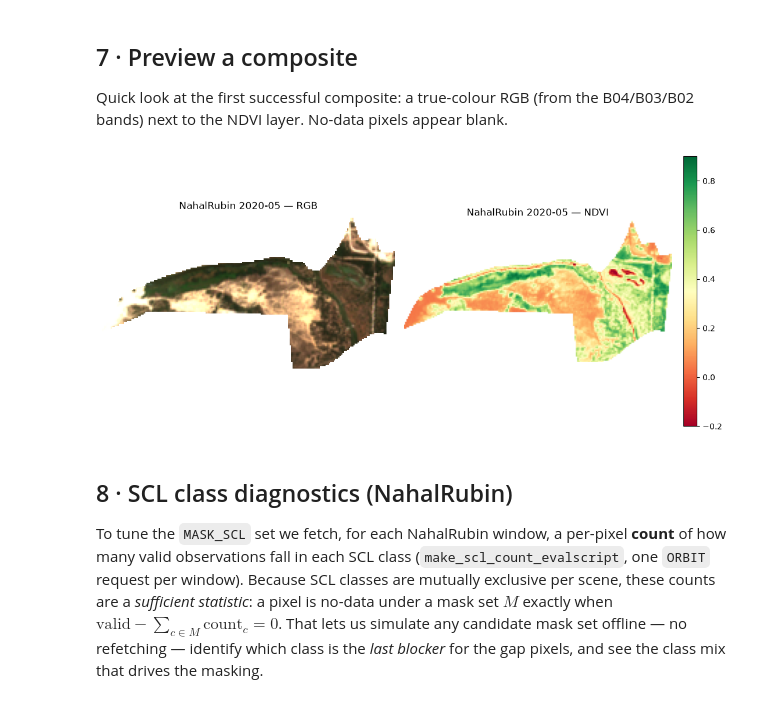
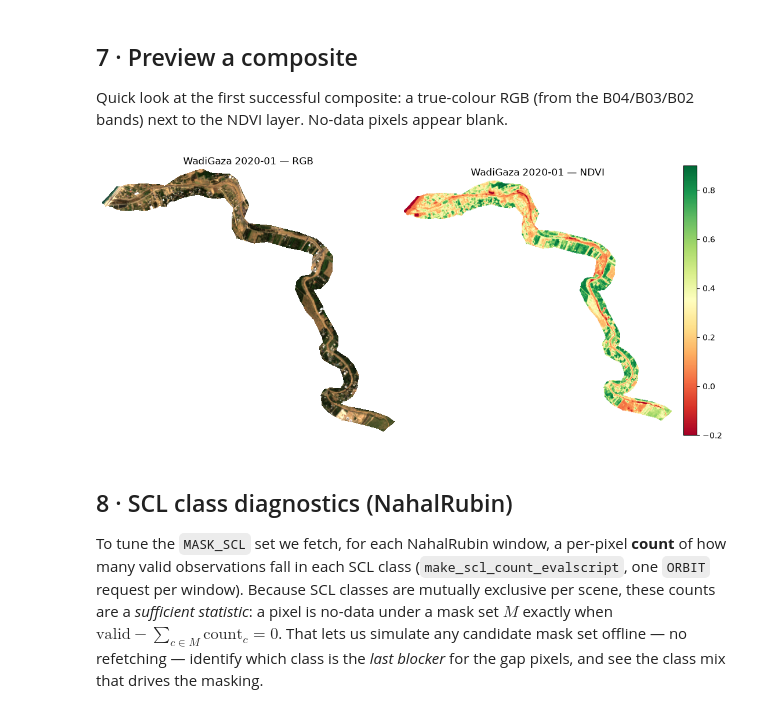
Before and after one commit to tariqshihadah/wadi-gaza-research, a Jupyter notebook: notebooks/M6_composite_pipeline.ipynb, the cells around one changed output. Saved outputs shown, nothing was run; the diff lists cells and outputs as text; code cells hidden in the pictures.

```diff
--- a/notebooks/M6_composite_pipeline.ipynb
+++ b/notebooks/M6_composite_pipeline.ipynb
@@ -346,33 +342,33 @@ B04/B03/B02 bands) next to the NDVI layer. No-data pixels appear blank.
 # %%
 import rasterio
 
 band_names = BANDS + INDICES
 ok = manifest[manifest["status"] == "ok"]
 
 if ok.empty:
     print("No successful composite to preview.")
 else:
-    row = ok.iloc[5]
+    row = ok.sample(1).iloc[0]
     with rasterio.open(ROOT / row["path"]) as src:
         stack = np.transpose(src.read(), (1, 2, 0))  # (H, W, bands)
 
     def band(name):
         return stack[:, :, band_names.index(name)]
 
     rgb = np.clip(np.dstack([band("B04"), band("B03"), band("B02")]) / 0.3, 0, 1)
 
     fig, axes = plt.subplots(1, 2, figsize=(11, 5))
     axes[0].imshow(rgb)
     axes[0].set_title(f"{row['site']} {row['window']} — RGB")
     im = axes[1].imshow(band("NDVI"), cmap="RdYlGn", vmin=-0.2, vmax=0.9)
     axes[1].set_title(f"{row['site']} {row['window']} — NDVI")
     fig.colorbar(im, ax=axes[1], fraction=0.046, pad=0.04)
     for ax in axes:
         ax.axis("off")
     plt.tight_layout()
     plt.show()
 # %% [output]
-[figure, old version]
+[figure, new version]
 # %% [markdown]
 ## 8 · SCL class diagnostics (NahalRubin)
 
```
Also changed, not shown: parts of 2 cells of this notebook.
